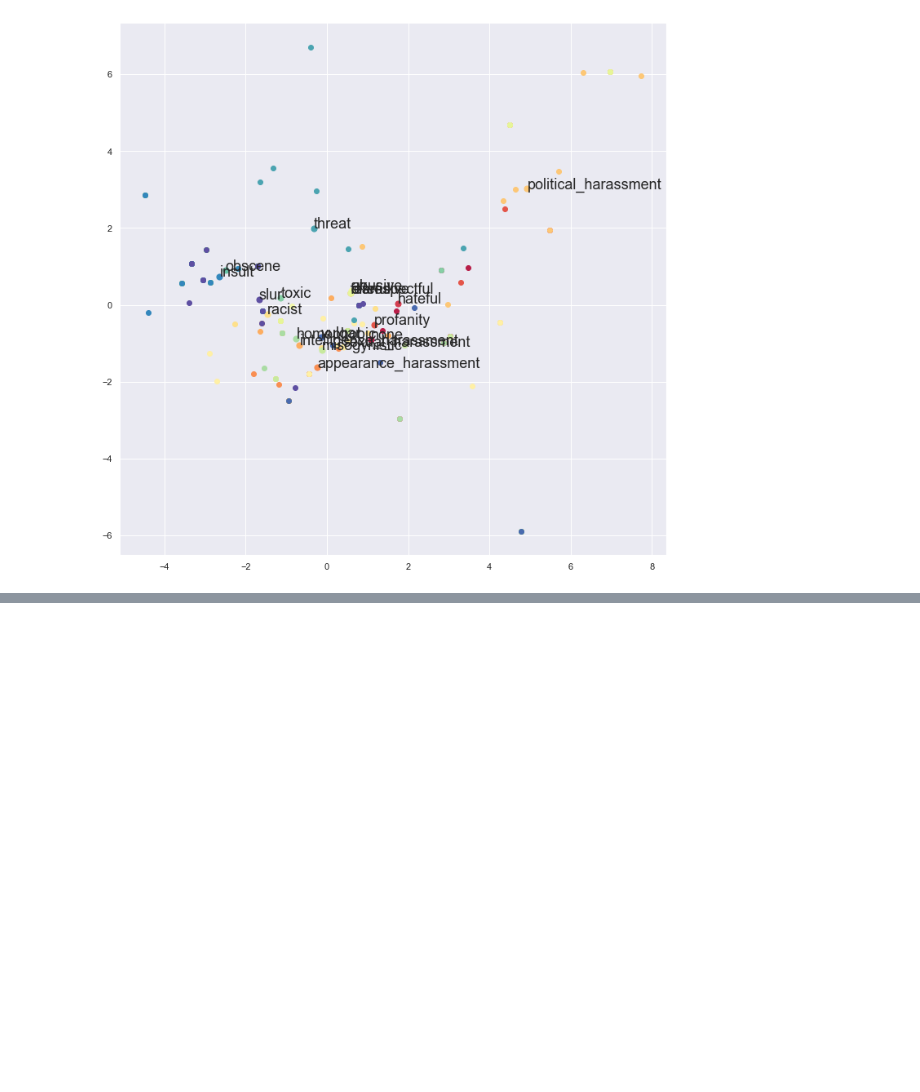
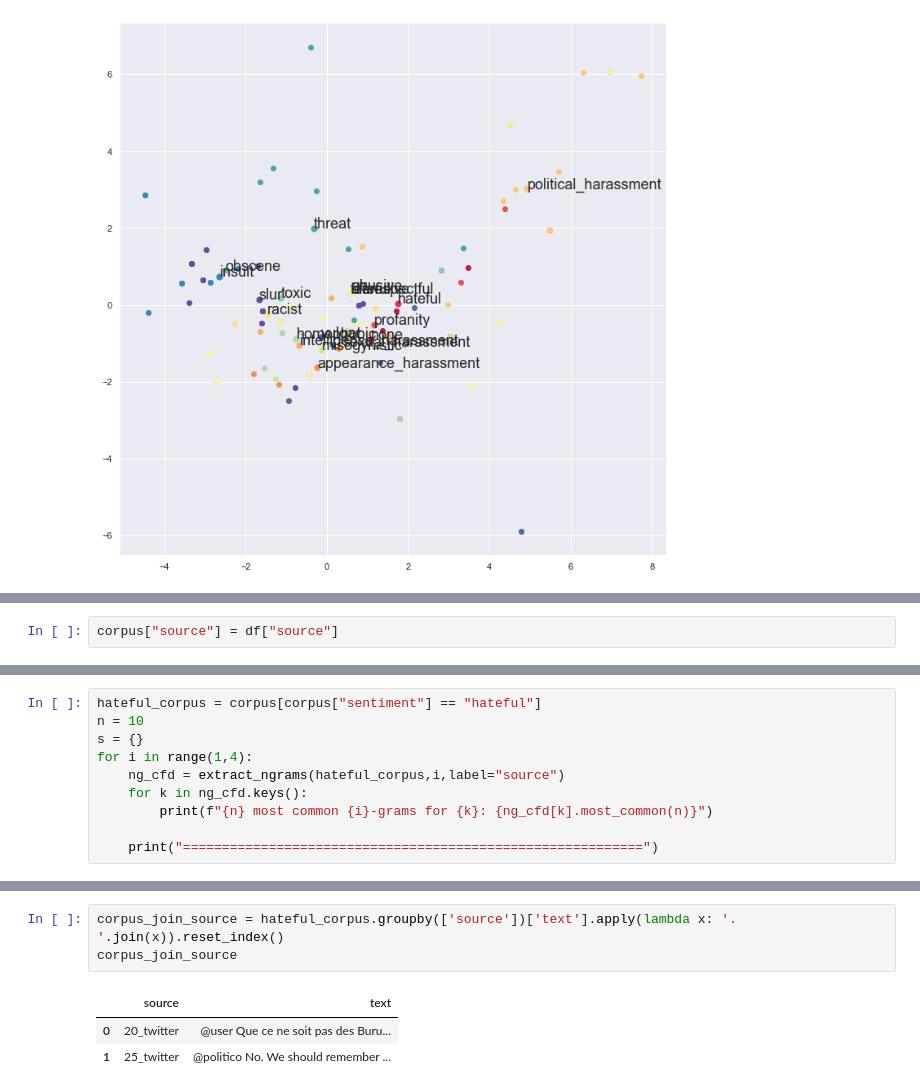
Before and after one commit to aljazerzen/data-science-nlp, a Jupyter notebook: Statistical_Methods.ipynb, the cells around one changed output, grey strips where cells are left out. Saved outputs shown, nothing was run; the diff lists cells and outputs as text; blank space fills up the shorter version.

```diff
--- a/Statistical_Methods.ipynb
+++ b/Statistical_Methods.ipynb
@@ -411,0 +414,2 @@ plot_word2vec(whole_corpus,corpus_dict,words)
+# %%
+corpus["source"] = df["source"]
@@ -411,0 +434,10 @@ plot_word2vec(whole_corpus,corpus_dict,words)
+# %%
+hateful_corpus = corpus[corpus["sentiment"] == "hateful"]
+n = 10
+s = {}
+for i in range(1,4):
+    ng_cfd = extract_ngrams(hateful_corpus,i,label="source")
+    for k in ng_cfd.keys():
+        print(f"{n} most common {i}-grams for {k}: {ng_cfd[k].most_common(n)}")
+
+    print("===========================================================")
@@ -411,0 +460,7 @@ plot_word2vec(whole_corpus,corpus_dict,words)
+# %%
+corpus_join_source = hateful_corpus.groupby(['source'])['text'].apply(lambda x: '. '.join(x)).reset_index()
+corpus_join_source
+# %% [output]
+|  | source | text |
+| 0 | 20_twitter | @user Que ce ne soit pas des Buru... |
+| 1 | 25_twitter | @politico No. We should remember ... |
```
Also changed, not shown: parts of 21 cells of this notebook.
